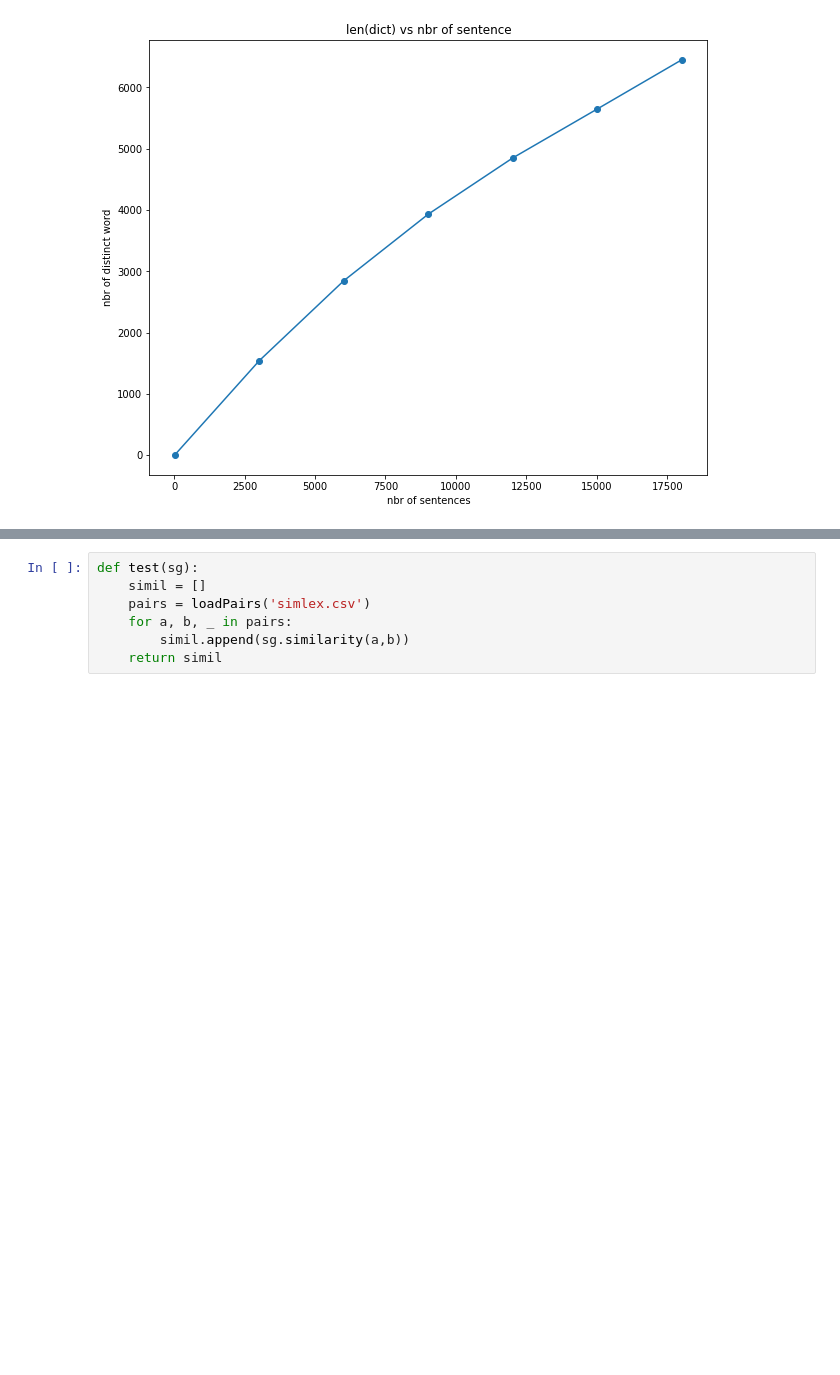
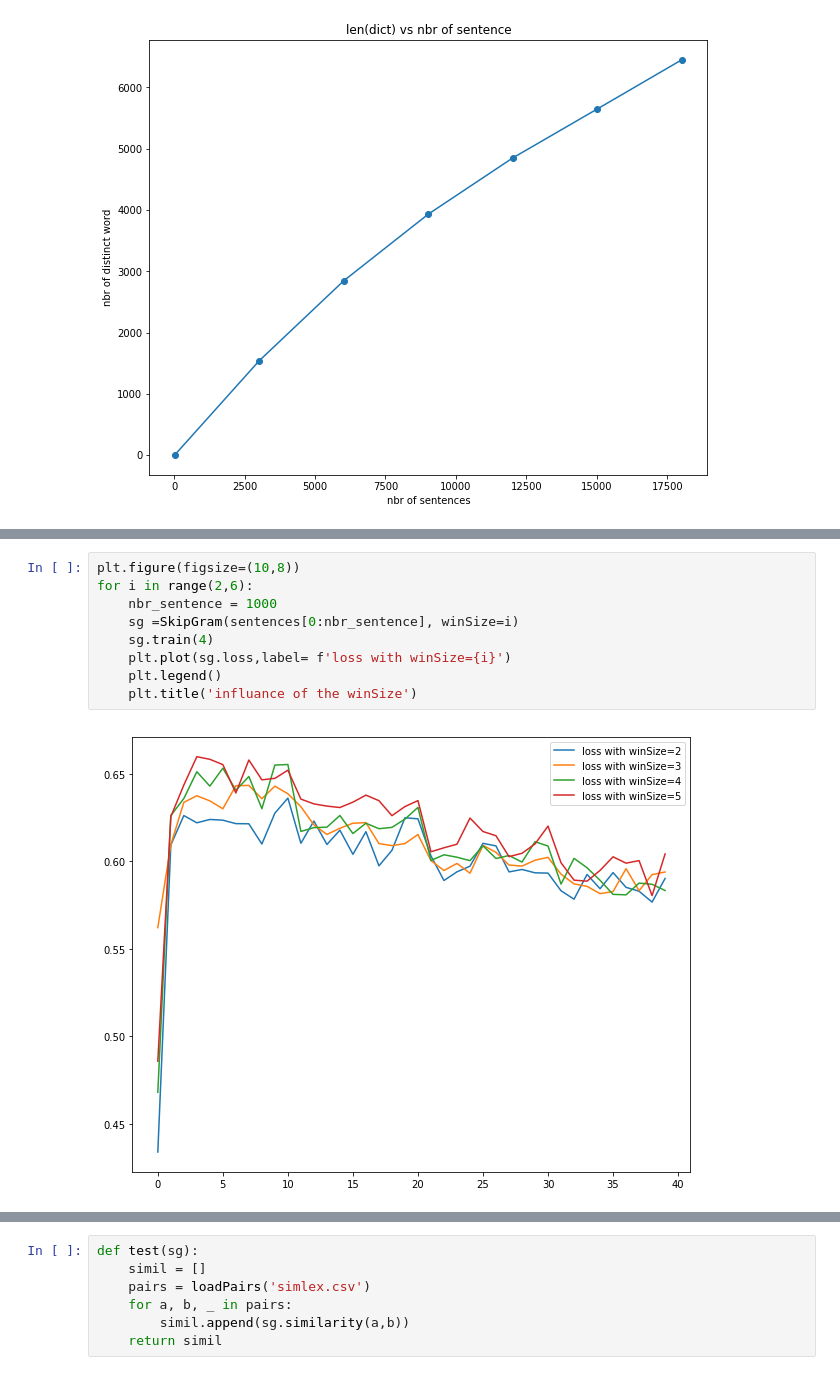
Before and after one commit to AntoineGuiot/NLP_skip_gram, a Jupyter notebook: experiment_skip_gram.ipynb, the cells around one changed output, grey strips where cells are left out. Saved outputs shown, nothing was run; the diff lists cells and outputs as text; blank space fills up the shorter version.

```diff
--- a/experiment_skip_gram.ipynb
+++ b/experiment_skip_gram.ipynb
@@ -66,0 +93,11 @@ sg.loss
+# %%
+plt.figure(figsize=(10,8))
+for i in range(2,6):
+    nbr_sentence = 1000
+    sg =SkipGram(sentences[0:nbr_sentence], winSize=i)
+    sg.train(4)
+    plt.plot(sg.loss,label= f'loss with winSize={i}')
+    plt.legend()
+    plt.title('influance of the winSize')
+# %% [output]
+[figure, added]
```
Also changed, not shown: parts of 28 cells of this notebook, 1 other file.
